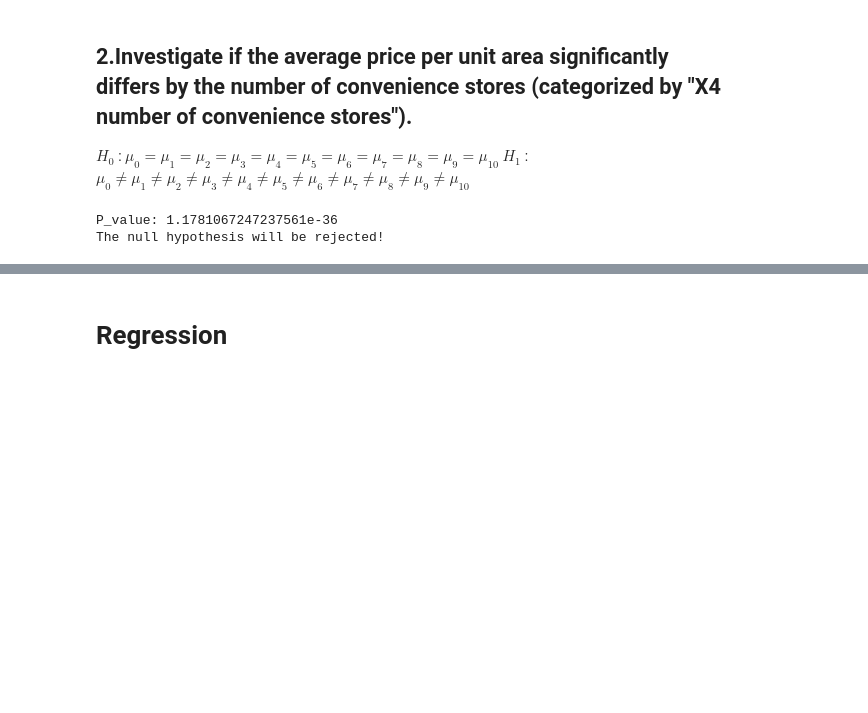
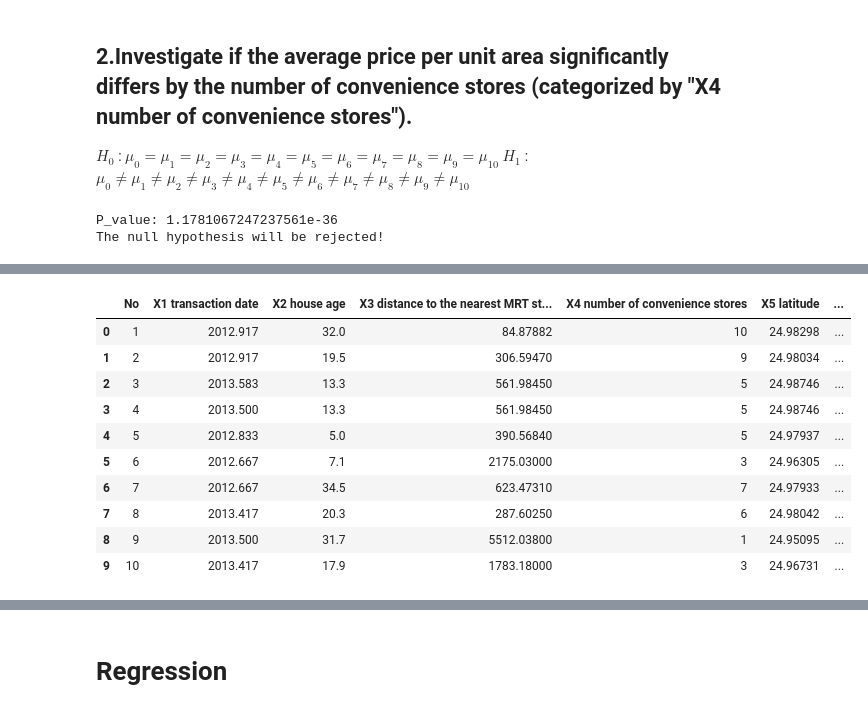
Before and after one commit to pooyanosk1382/ML, a Jupyter notebook: Assignment1/Real State/realState.ipynb, the cells around one changed output, grey strips where cells are left out. Drawn from its saved outputs; the diff is of its cells as text; code cells hidden in the pictures; blank space fills up the shorter version.

Commit message:
tests real state

```diff
--- a/Assignment1/Real State/realState.ipynb
+++ b/Assignment1/Real State/realState.ipynb
@@ -380,0 +383,17 @@ The null hypothesis will be rejected!
+# %%
+new_data = pd.read_csv('Real estate.csv')
+new_data['qualitative longitude'] = new_data['X6 longitude'].apply(lambda x: 'H' if x >= 121.53863  else 'L')
+new_data['qualitative age'] = new_data['X2 house age'].apply(lambda x: 'old' if x >= 16.1  else 'new')
+new_data.head(10)
+# %% [output]
+|  | No | X1 transaction date | X2 house age | X3 distance to the nearest MRT st... | X4 number of convenience stores | X5 latitude | ... |
+| 0 | 1 | 2012.917 | 32.0 | 84.87882 | 10 | 24.98298 | ... |
+| 1 | 2 | 2012.917 | 19.5 | 306.59470 | 9 | 24.98034 | ... |
+| 2 | 3 | 2013.583 | 13.3 | 561.98450 | 5 | 24.98746 | ... |
+| 3 | 4 | 2013.500 | 13.3 | 561.98450 | 5 | 24.98746 | ... |
+| 4 | 5 | 2012.833 | 5.0 | 390.56840 | 5 | 24.97937 | ... |
+| 5 | 6 | 2012.667 | 7.1 | 2175.03000 | 3 | 24.96305 | ... |
+| 6 | 7 | 2012.667 | 34.5 | 623.47310 | 7 | 24.97933 | ... |
+| 7 | 8 | 2013.417 | 20.3 | 287.60250 | 6 | 24.98042 | ... |
+| 8 | 9 | 2013.500 | 31.7 | 5512.03800 | 1 | 24.95095 | ... |
+| 9 | 10 | 2013.417 | 17.9 | 1783.18000 | 3 | 24.96731 | ... |
```
Also changed, not shown: parts of 21 cells of this notebook.
